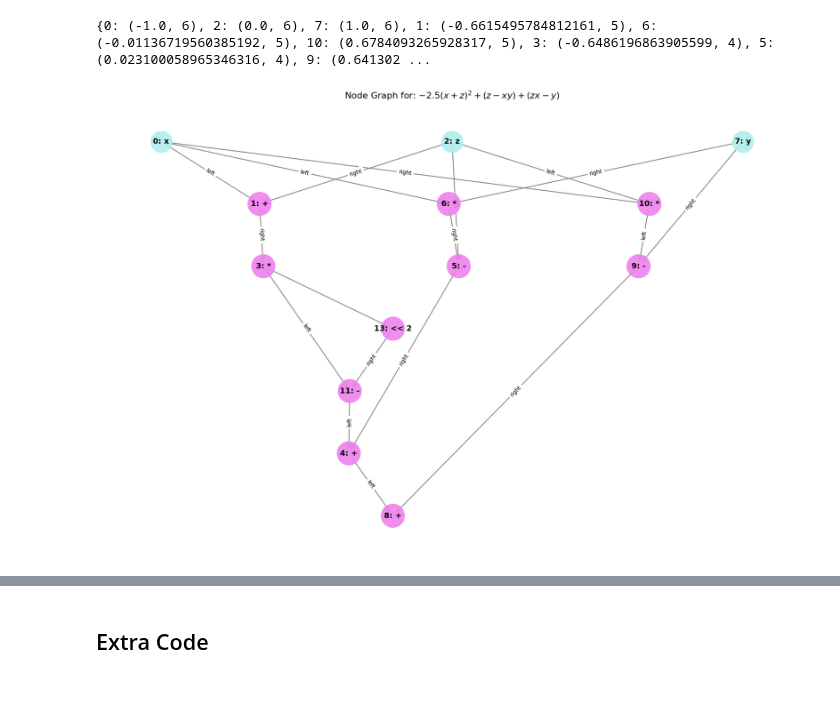
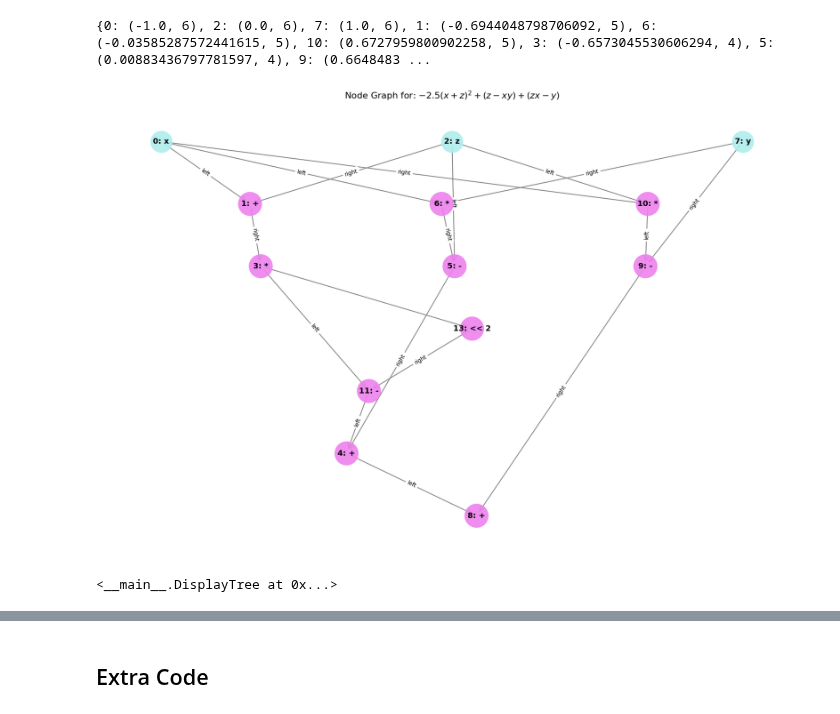
Before and after one commit to PabloABakker/BAP, a Jupyter notebook: Hardware/DataFlowModel.ipynb, the cells around one changed output, grey strips where cells are left out. Saved outputs shown, nothing was run; the diff lists cells and outputs as text; code cells hidden in the pictures.

```diff
--- a/Hardware/DataFlowModel.ipynb
+++ b/Hardware/DataFlowModel.ipynb
@@ -853,8 +1008,8 @@ if user_input.strip():
 # %%
-G_mod = merge_negatives(G)
-G_mod = implement_bit_shifts(G_mod)
-display_graph(G_mod, 0, user_input)
-#display_graph(G_mod, 0, user_input)
+#G_mod = merge_negatives(G)
+G_mod = implement_bit_shifts(G)
+DisplayTree(G_mod, user_input)
 # %% [output]
-{0: (-1.0, 6), 2: (0.0, 6), 7: (1.0, 6), 1: (-0.6615495784812161, 5), 6: (-0.01136719560385192, 5), 10: (0.6784093265928317, 5), 3: (-0.6486196863905599, 4), 5: (0.023100058965346316, 4), 9: (0.641302 ...
+{0: (-1.0, 6), 2: (0.0, 6), 7: (1.0, 6), 1: (-0.6944048798706092, 5), 6: (-0.03585287572441615, 5), 10: (0.6727959800902258, 5), 3: (-0.6573045530606294, 4), 5: (0.00883436797781597, 4), 9: (0.6648483 ...
-[figure, old version]
+[figure, new version]
+<__main__.DisplayTree at 0x...>
```
Also changed, not shown: parts of 5 cells of this notebook.
